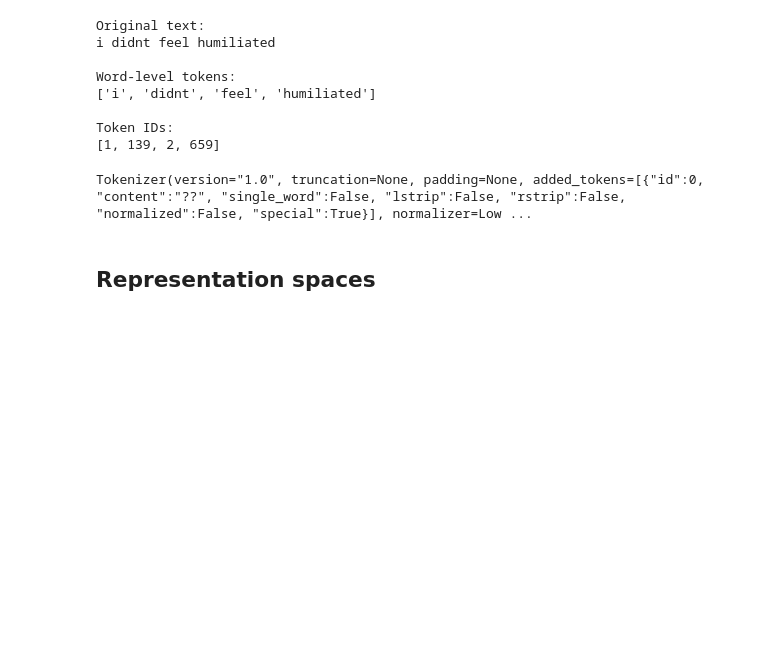
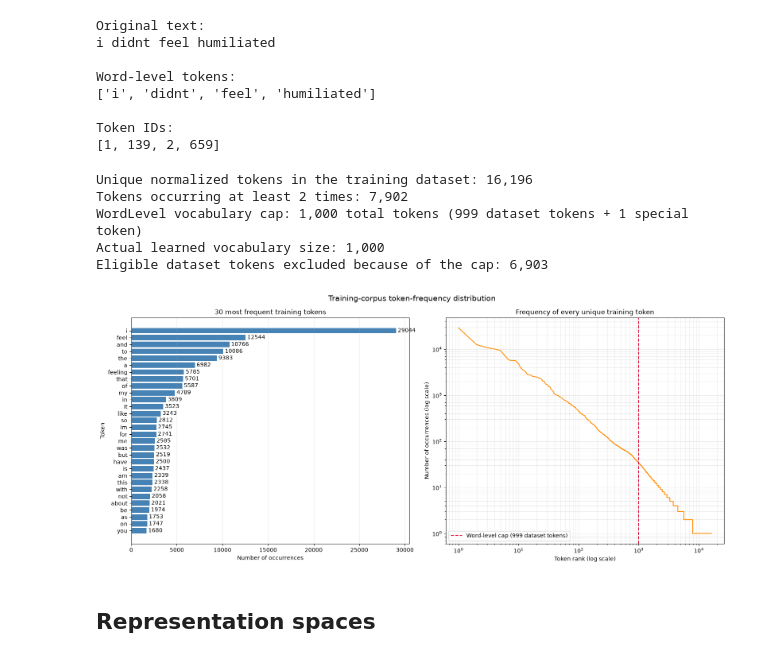
Before and after one commit to greg-delatolas/nlp-assignment-1, a Jupyter notebook: part1/project.ipynb, the cells around one changed output. Saved outputs shown, nothing was run; the diff lists cells and outputs as text; code cells hidden in the pictures; blank space fills up the shorter version.

```diff
--- a/part1/project.ipynb
+++ b/part1/project.ipynb
@@ -340,9 +338,80 @@ Word-level tokens:
 Token IDs:
 [1, 139, 2, 659]
 # %%
-tokenizer
+from collections import Counter
+import matplotlib.pyplot as plt
+
+# Count tokens using exactly the same normalization and pre-tokenization
+# as the WordLevel tokenizer. Only the training corpus is inspected so the
+# test set remains unseen.
+word_counts = Counter()
+for document in corpus:
+    normalized = tokenizer.normalizer.normalize_str(document)
+    tokens_with_offsets = tokenizer.pre_tokenizer.pre_tokenize_str(normalized)
+    word_counts.update(token for token, _ in tokens_with_offsets)
+
+num_unique_words = len(word_counts)
+num_eligible_words = sum(
+    frequency >= min_frequency for frequency in word_counts.values()
+)
+num_special_tokens = 1  # The unknown token: ??
+word_level_cap = vocab_size - num_special_tokens
+num_words_removed_by_cap = max(0, num_eligible_words - word_level_cap)
+
+print(f"Unique normalized tokens in the training dataset: {num_unique_words:,}")
+print(
+    f"Tokens occurring at least {min_frequency} times: "
+    f"{num_eligible_words:,}"
+)
+print(
+    f"WordLevel vocabulary cap: {vocab_size:,} total tokens "
+    f"({word_level_cap:,} dataset tokens + {num_special_tokens} special token)"
+)
+print(f"Actual learned vocabulary size: {len(tokenizer.get_vocab()):,}")
+print(
+    f"Eligible dataset tokens excluded because of the cap: "
+    f"{num_words_removed_by_cap:,}"
+)
+
+# Show identifiable high-frequency words and the distribution of every word.
+top_n = 30
+top_words = word_counts.most_common(top_n)
+words, counts = zip(*reversed(top_words))
+all_counts = sorted(word_counts.values(), reverse=True)
+ranks = range(1, len(all_counts) + 1)
+
+fig, axes = plt.subplots(1, 2, figsize=(16, 7))
+
+bars = axes[0].barh(words, counts, color="steelblue")
+axes[0].bar_label(bars, padding=3, fmt="%d")
+axes[0].set_title(f"{top_n} most frequent training tokens")
+axes[0].set_xlabel("Number of occurrences")
+axes[0].set_ylabel("Token")
+axes[0].grid(axis="x", alpha=0.25)
+
+axes[1].loglog(ranks, all_counts, color="darkorange")
+axes[1].axvline(
+    word_level_cap,
+    color="crimson",
+    linestyle="--",
+    label=f"Word-level cap ({word_level_cap:,} dataset tokens)",
+)
+axes[1].set_title("Frequency of every unique training token")
+axes[1].set_xlabel("Token rank (log scale)")
+axes[1].set_ylabel("Number of occurrences (log scale)")
+axes[1].grid(alpha=0.25, which="both")
+axes[1].legend()
+
+fig.suptitle("Training-corpus token-frequency distribution", fontsize=14)
+plt.tight_layout()
+plt.show()
 # %% [output]
-Tokenizer(version="1.0", truncation=None, padding=None, added_tokens=[{"id":0, "content":"??", "single_word":False, "lstrip":False, "rstrip":False, "normalized":False, "special":True}], normalizer=Low ...
+Unique normalized tokens in the training dataset: 16,196
+Tokens occurring at least 2 times: 7,902
+WordLevel vocabulary cap: 1,000 total tokens (999 dataset tokens + 1 special token)
+Actual learned vocabulary size: 1,000
+Eligible dataset tokens excluded because of the cap: 6,903
+[figure, added]
 # %%
 # TODO: We could possible apply data augmentation (Check DL lecture 4 slide 35/59)
 # %% [markdown]
```
Also changed, not shown: parts of 11 cells of this notebook, 1 other file.
